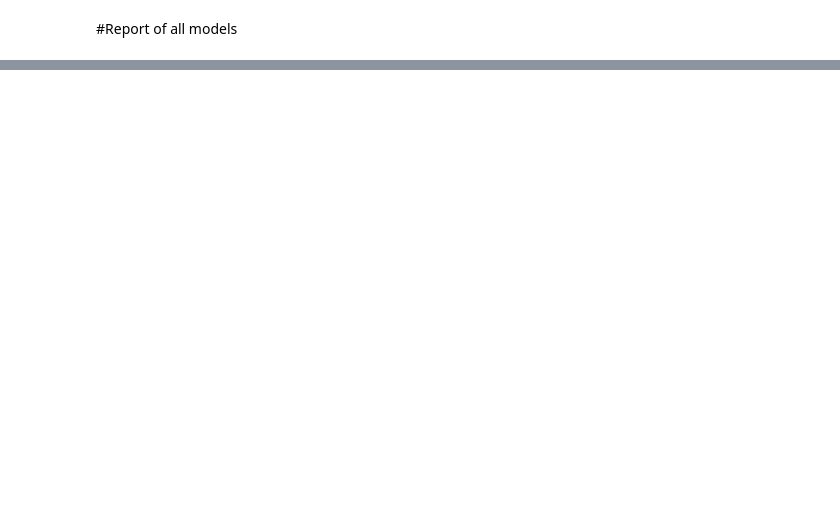
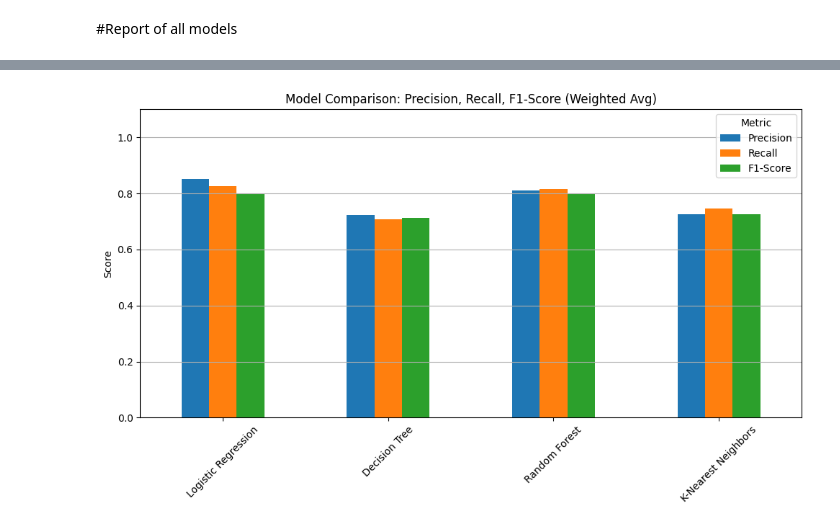
Before and after one commit to heoshiking/Loan_prediction_Model, a Jupyter notebook: LoanApprovalProject.ipynb, the cells around one changed output, grey strips where cells are left out. Drawn from its saved outputs; the diff is of its cells as text; code cells hidden in the pictures; blank space fills up the shorter version.

```diff
--- a/LoanApprovalProject.ipynb
+++ b/LoanApprovalProject.ipynb
@@ -386,8 +386,0 @@ X_train,X_test,y_train,y_test = train_test_split(X,y,test_size = 0.3,random_stat
-# %%
-from sklearn.naive_bayes import GaussianNB
-naive_bayes = GaussianNB()
-naive_bayes.fit(X_train, y_train)
-
-y_pred = naive_bayes.predict(X_test)
-accuracy = accuracy_score(y_test, y_pred)
-print("Accuracy:", accuracy*100)
@@ -457,0 +445,37 @@ Kendall's Tau between New_Total_Income and New_loanAmount: 0.5283772053790711, P
+# %%
+import pandas as pd
+import matplotlib.pyplot as plt
+from sklearn.metrics import precision_recall_fscore_support
+
+summary_scores = {}
+
+# Your model predictions are already in y_pred1, y_pred2, ...
+models = {
+    "Logistic Regression": y_pred1,
+    "Decision Tree": y_pred2,
+    "Random Forest": y_pred3,
+    "K-Nearest Neighbors": y_pred4
+}
+
+for name, y_pred in models.items():
+    precision, recall, f1, _ = precision_recall_fscore_support(y_test, y_pred, average='weighted')
+    summary_scores[name] = {
+        "Precision": precision,
+        "Recall": recall,
+        "F1-Score": f1
+    }
+
+summary_df = pd.DataFrame(summary_scores).T
+
+# Plotting
+summary_df.plot(kind='bar', figsize=(10, 6))
+plt.title('Model Comparison: Precision, Recall, F1-Score (Weighted Avg)')
+plt.ylabel('Score')
+plt.ylim(0, 1.1)
+plt.xticks(rotation=45)
+plt.grid(axis='y')
+plt.legend(title='Metric')
+plt.tight_layout()
+plt.show()
+# %% [output]
+[figure, added]
```
Also changed, not shown: parts of 18 cells of this notebook.
